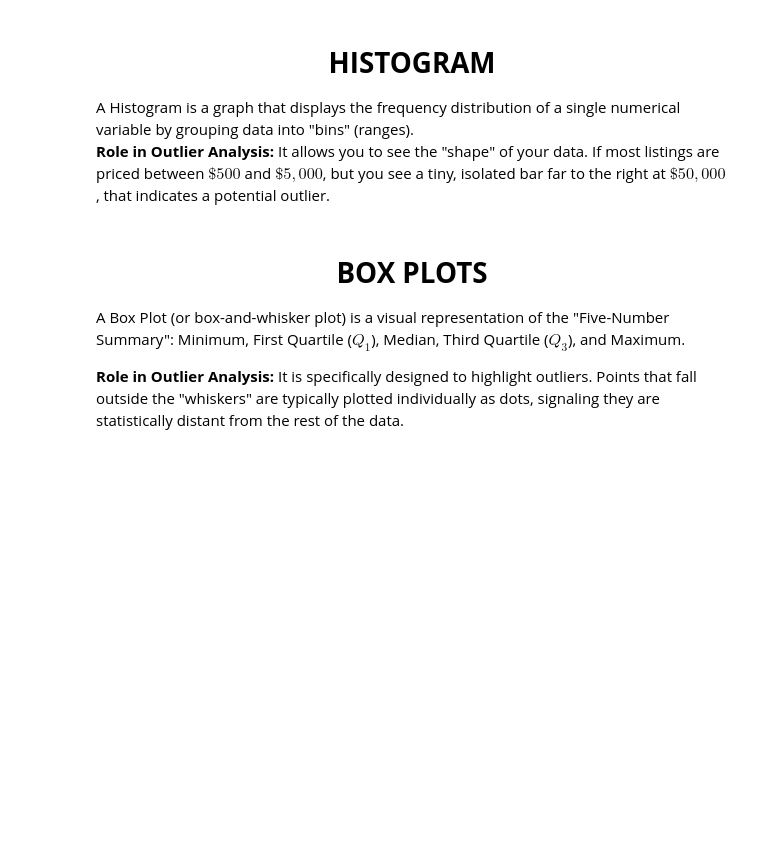
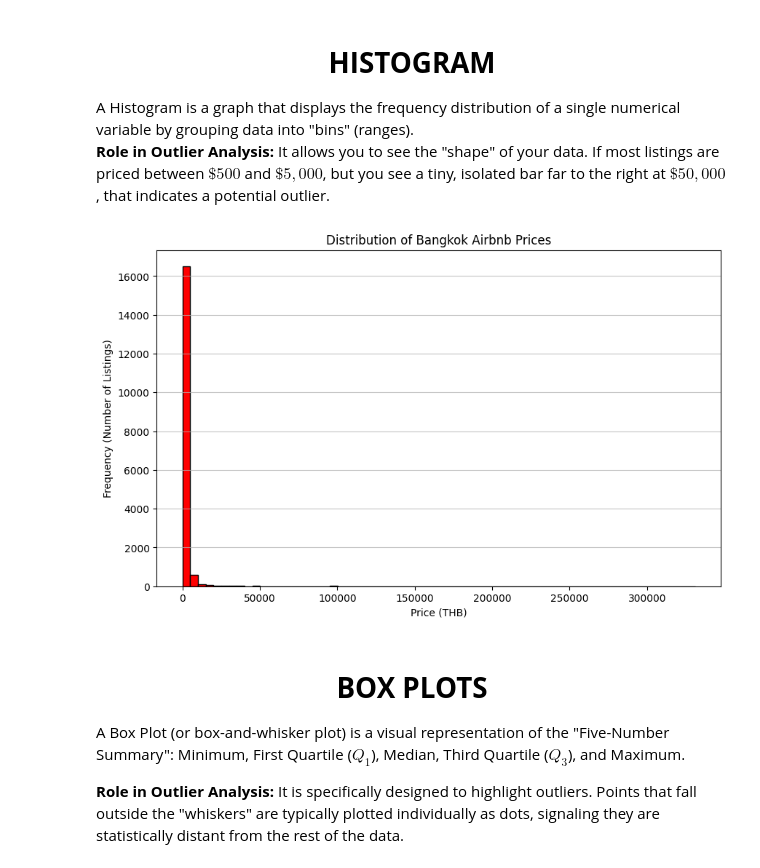
Before and after one commit to hyunito/anomaly-detection-and-outliers, a Jupyter notebook: univariate_tools_for_outliers.ipynb, the cells around one changed output. Drawn from its saved outputs; the diff is of its cells as text; code cells hidden in the pictures; blank space fills up the shorter version.

```diff
--- a/univariate_tools_for_outliers.ipynb
+++ b/univariate_tools_for_outliers.ipynb
@@ -53,25 +67,27 @@ A Histogram is a graph that displays the frequency distribution of a single nume
 **Role in Outlier Analysis:** It allows you to see the "shape" of your data. If most listings are priced between $\$500$ and $\$5,000$, but you see a tiny, isolated bar far to the right at $\$50,000$, that indicates a potential outlier.
 # %%
 # Find the square root of the length of prices
-n_bins = np.sqrt(len(prices))/6
+n_bins = np.sqrt(len(prices))/2
 
 # Cast to an integer
 n_bins = int(n_bins)
 
 plt.figure(figsize=(10, 6))
 
 # Added edge color to distinguish between bins
 plt.hist(prices, bins=n_bins, color='red', edgecolor='black')
 
 plt.title('Distribution of Bangkok Airbnb Prices')
 plt.xlabel('Price (THB)')
 plt.ylabel('Frequency (Number of Listings)')
 
 # Optional: Limit the x-axis if outliers hide the main distribution
 # plt.xlim(0, prices.quantile(0.95))
 
 plt.grid(axis='y', alpha=0.75)
 plt.show()
+# %% [output]
+[figure, added]
 # %% [markdown]
 <h1 style="font-weight: bold;"> <center>BOX PLOTS</center></h1>
 
```
Also changed, not shown: parts of 10 cells of this notebook, 2 other files.
